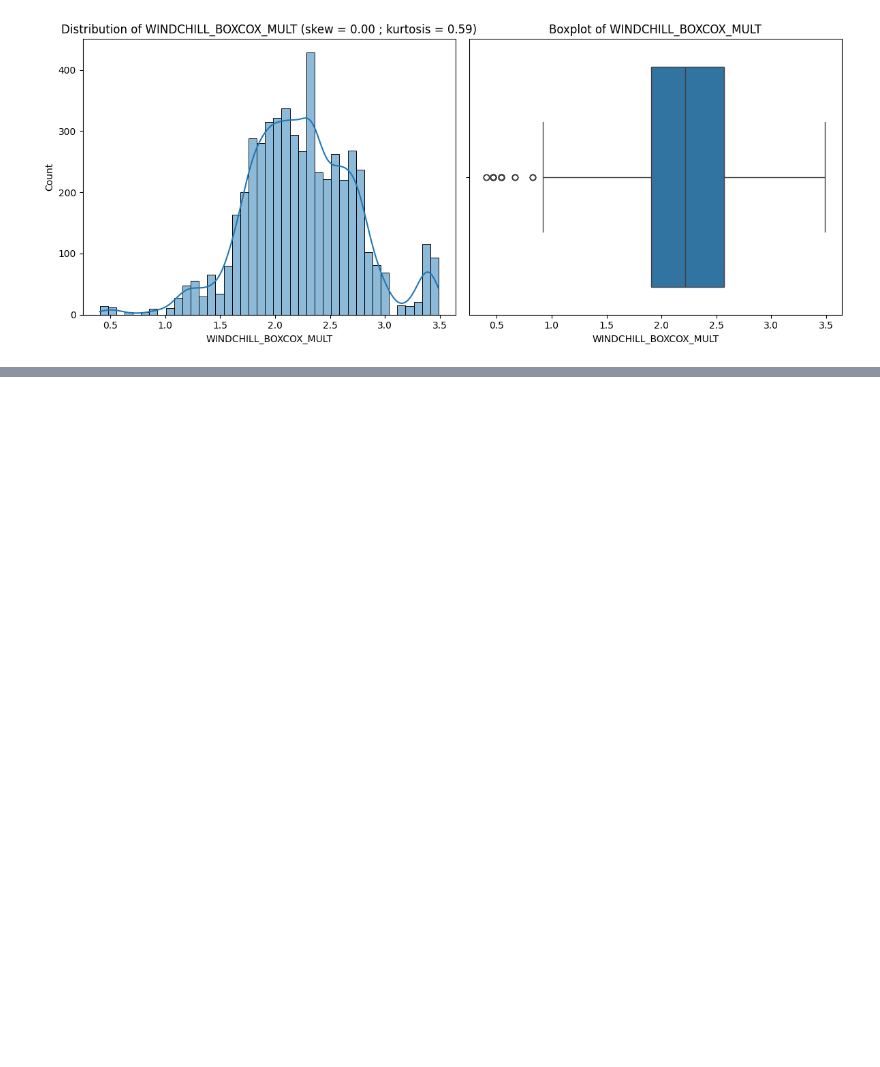
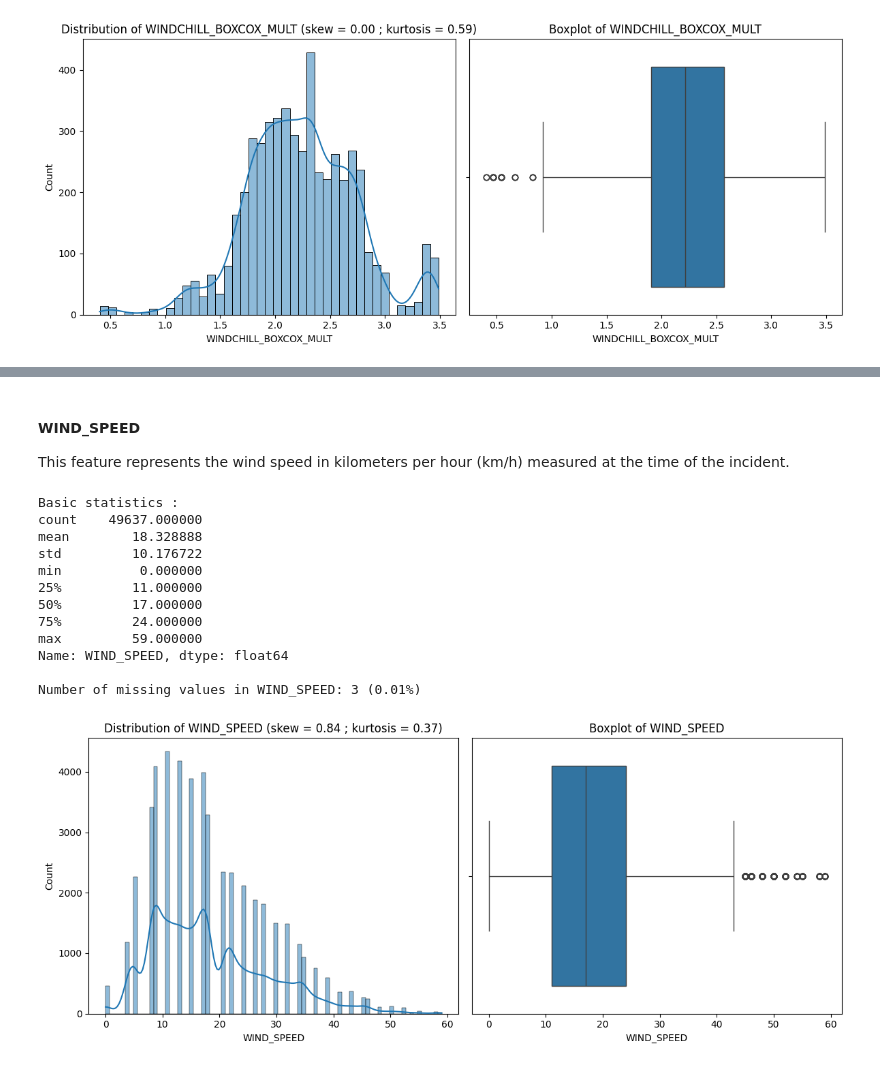
Before and after one commit to StutenEXE/utc-tz-machine-learning-toronto-bus-prediction, a Jupyter notebook: notebooks/2_eda.ipynb, the cells around one changed output, grey strips where cells are left out. Drawn from its saved outputs; the diff is of its cells as text; code cells hidden in the pictures; blank space fills up the shorter version.

```diff
--- a/notebooks/2_eda.ipynb
+++ b/notebooks/2_eda.ipynb
@@ -1065,0 +1103,20 @@ In reality, all of these transformation are fairly good and give results that ar
+# %% [markdown]
+#### WIND_SPEED
+
+This feature represents the wind speed in kilometers per hour (km/h) measured at the time of the incident.
+# %%
+basic_numerical_analysis(eda_df, 'WIND_SPEED', missing_data=True)
+# %% [output]
+Basic statistics :
+count    49637.000000
+mean        18.328888
+std         10.176722
+min          0.000000
+25%         11.000000
+50%         17.000000
+75%         24.000000
+max         59.000000
+Name: WIND_SPEED, dtype: float64
+
+Number of missing values in WIND_SPEED: 3 (0.01%)
+[figure, added]
```
Also changed, not shown: parts of 13 cells of this notebook.
